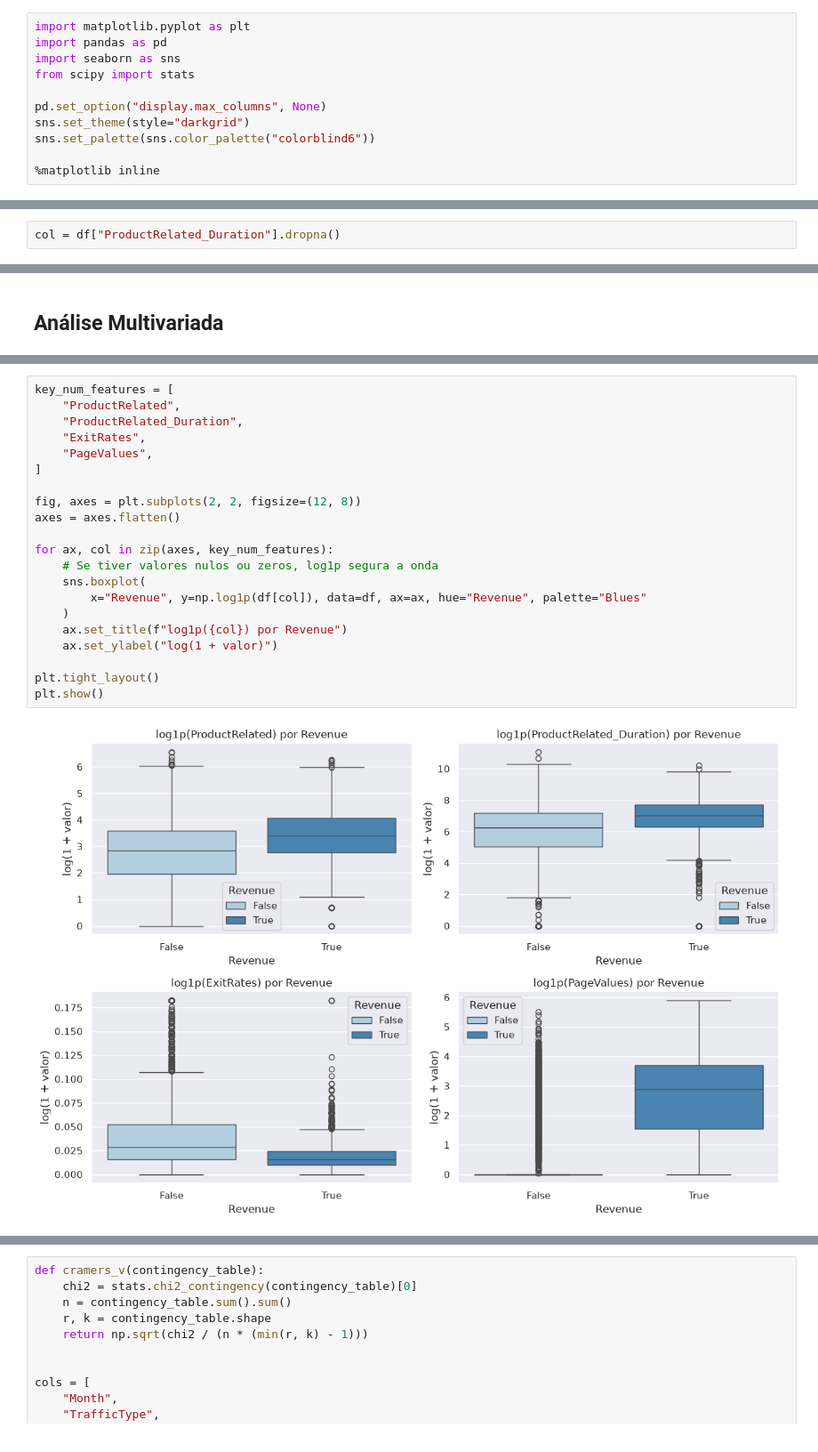
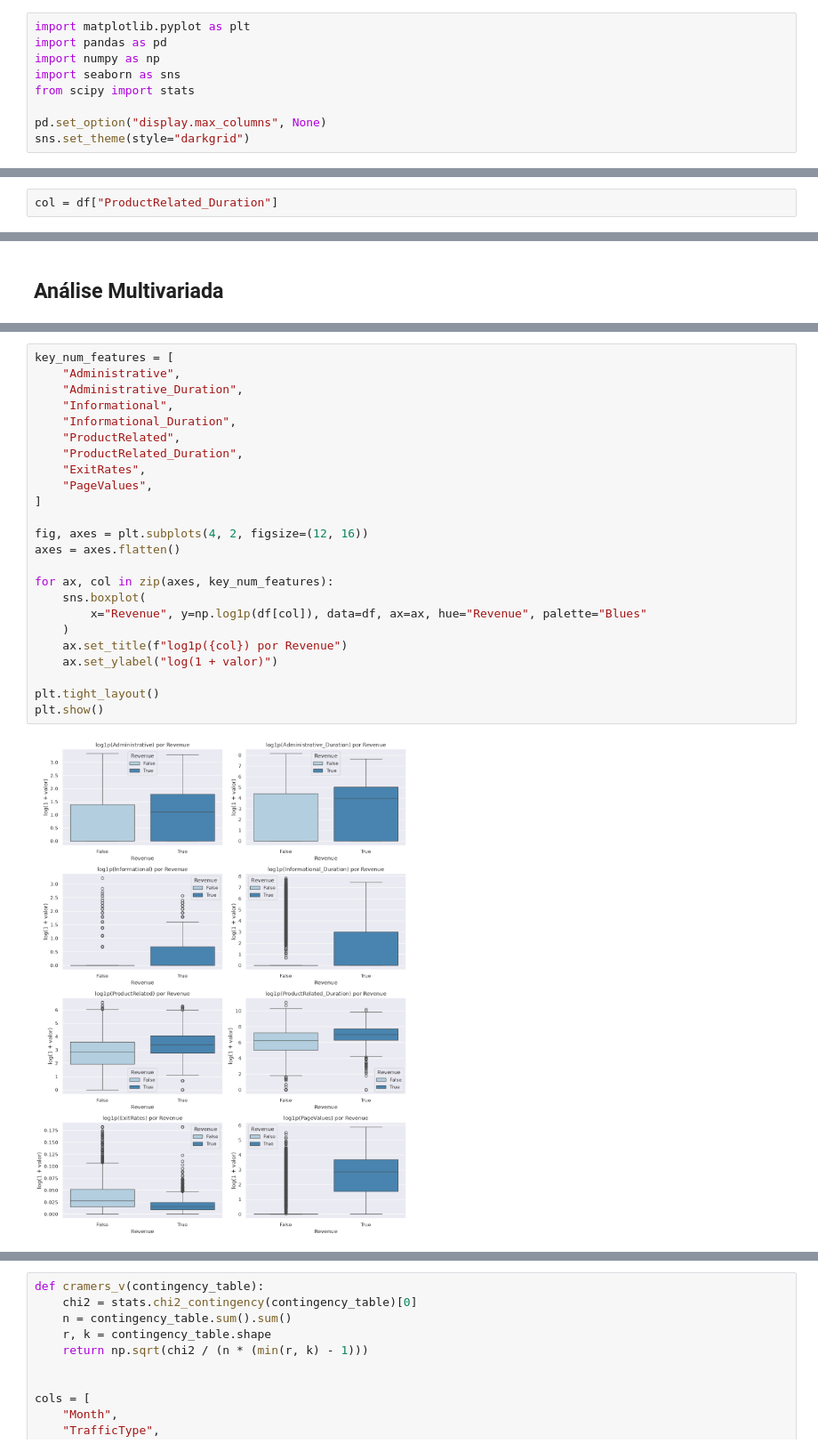
Before and after one commit to zjooy/behavior-engineering, a Jupyter notebook: notebooks/eda.ipynb, the cells around one changed output, grey strips where cells are left out. Shown at 89% size. Saved outputs shown, nothing was run; the diff lists cells and outputs as text.

```diff
--- a/notebooks/eda.ipynb
+++ b/notebooks/eda.ipynb
@@ -24,14 +24,12 @@ The dataset also includes operating system, browser, region, traffic type, visit
 # %%
 import matplotlib.pyplot as plt
 import pandas as pd
+import numpy as np
 import seaborn as sns
 from scipy import stats
 
 pd.set_option("display.max_columns", None)
 sns.set_theme(style="darkgrid")
-sns.set_palette(sns.color_palette("colorblind6"))
-
-%matplotlib inline
 # %% [markdown]
 ## Dataset
 # %%
@@ -481,7 +481,7 @@ plt.show()
 # %% [markdown]
 ### ProductRelated_Duration
 # %%
-col = df["ProductRelated_Duration"].dropna()
+col = df["ProductRelated_Duration"]
 # %%
 col.describe(percentiles=[0.01, 0.05, 0.25, 0.5, 0.75, 0.95, 0.99])
 # %% [output]
@@ -905,25 +898,28 @@ PageValues                              0.000000            16.758134
 SpecialDay                              0.000000             0.000000
 # %%
 key_num_features = [
+    "Administrative",
+    "Administrative_Duration",
+    "Informational",
+    "Informational_Duration",
     "ProductRelated",
     "ProductRelated_Duration",
     "ExitRates",
     "PageValues",
 ]
 
-fig, axes = plt.subplots(2, 2, figsize=(12, 8))
+fig, axes = plt.subplots(4, 2, figsize=(12, 16))
 axes = axes.flatten()
 
 for ax, col in zip(axes, key_num_features):
-    # Se tiver valores nulos ou zeros, log1p segura a onda
     sns.boxplot(
         x="Revenue", y=np.log1p(df[col]), data=df, ax=ax, hue="Revenue", palette="Blues"
     )
     ax.set_title(f"log1p({col}) por Revenue")
     ax.set_ylabel("log(1 + valor)")
 
 plt.tight_layout()
 plt.show()
 # %% [output]
-[figure, old version]
+[figure, new version]
 # %%
```
Also changed, not shown: parts of 15 cells of this notebook, 6 other files.
